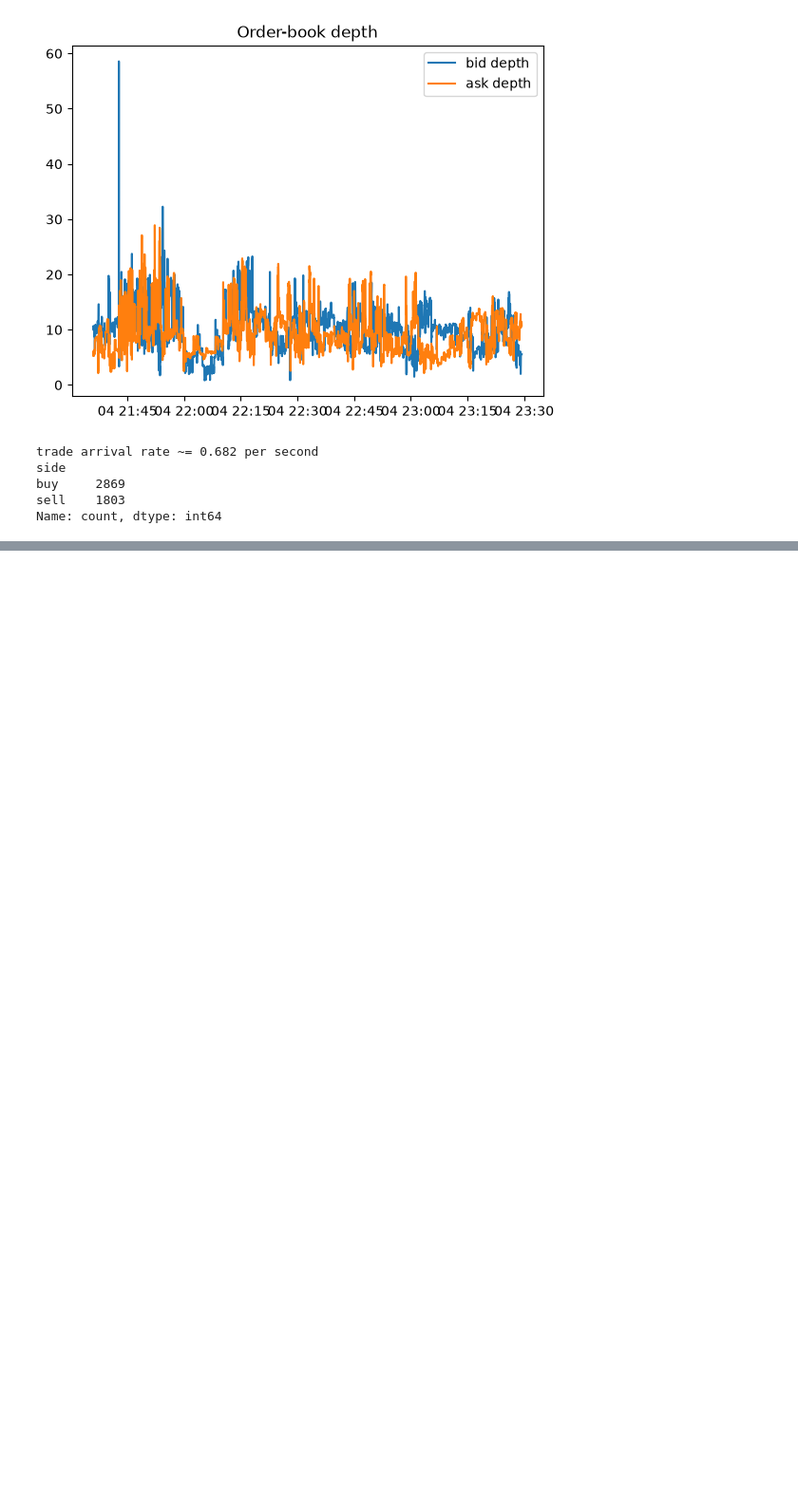
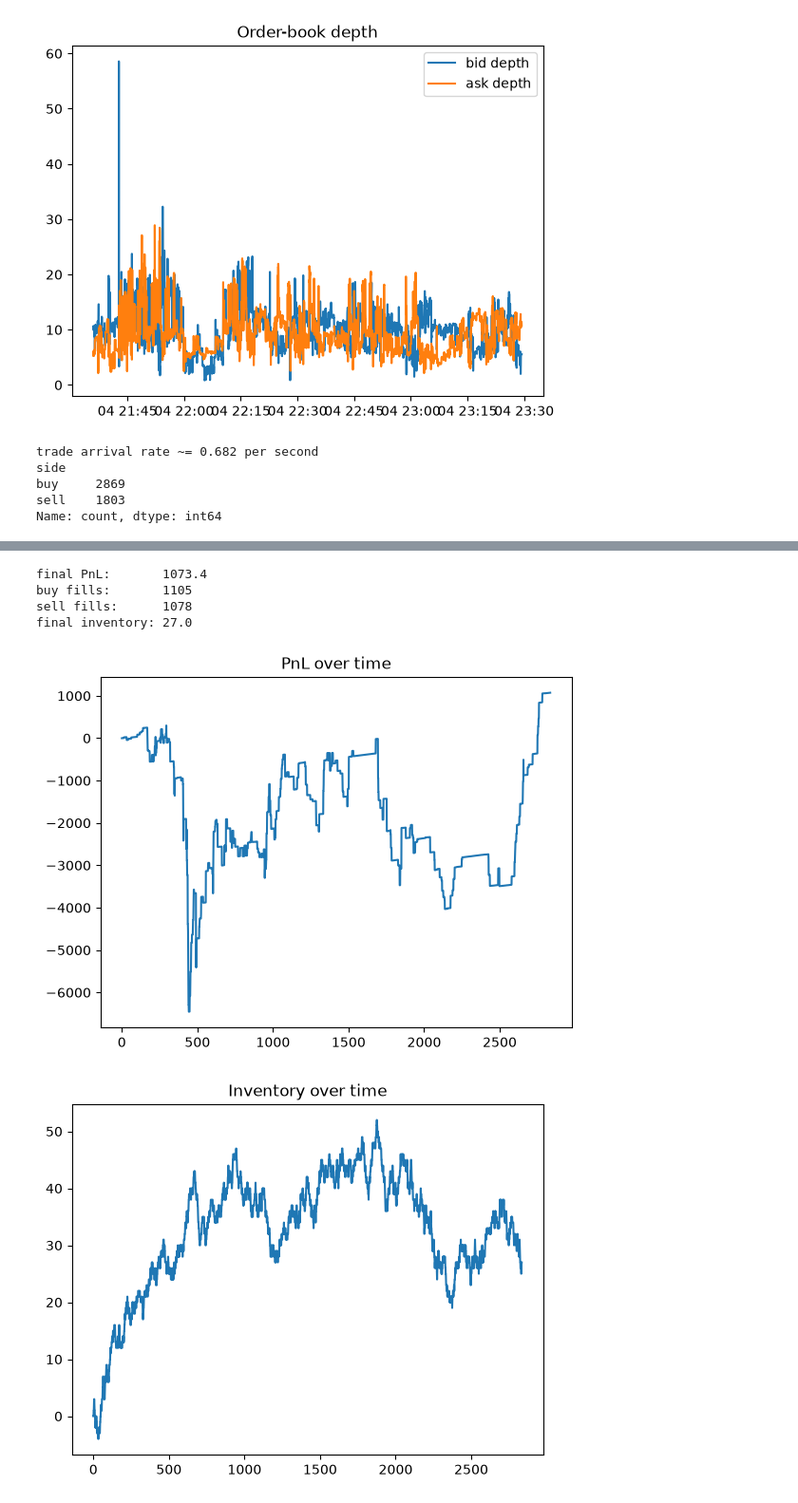
Before and after one commit to Caesar1222/optimal-market-making, a Jupyter notebook: python/analysis.ipynb, the cells around one changed output, grey strips where cells are left out. Shown at 95% size. Cells and saved outputs as stored; diff of their text form; code cells hidden in the pictures; blank space fills up the shorter version.

Commit message:
Step 3 - simulator

```diff
--- a/python/analysis.ipynb
+++ b/python/analysis.ipynb
@@ -61,0 +64,22 @@ arrival rate = 0.682/sec
+# %%
+from simulator import MarketMakingSimulator, SimConfig, fixed_spread_strategy
+
+mids = df.sort_values("ts")["mid"].to_numpy()          # your Step 1 price path
+
+sim = MarketMakingSimulator(mids, SimConfig(A=1.0, kappa=1.5, dt=1.0, seed=42))
+hist, final_pnl = sim.run(fixed_spread_strategy(half_spread=0.5))
+
+print("final PnL:      ", round(final_pnl, 2))
+print("buy fills:      ", int(hist["buy_fill"].sum()))
+print("sell fills:     ", int(hist["sell_fill"].sum()))
+print("final inventory:", hist["inventory"][-1])
+
+plt.plot(hist["pnl"]);       plt.title("PnL over time");       plt.show()
+plt.plot(hist["inventory"]); plt.title("Inventory over time"); plt.show()
+# %% [output]
+final PnL:       1073.4
+buy fills:       1105
+sell fills:      1078
+final inventory: 27.0
+[figure, added]
+[figure, added]
```
Also changed, not shown: parts of 4 cells of this notebook, 2 other files.
